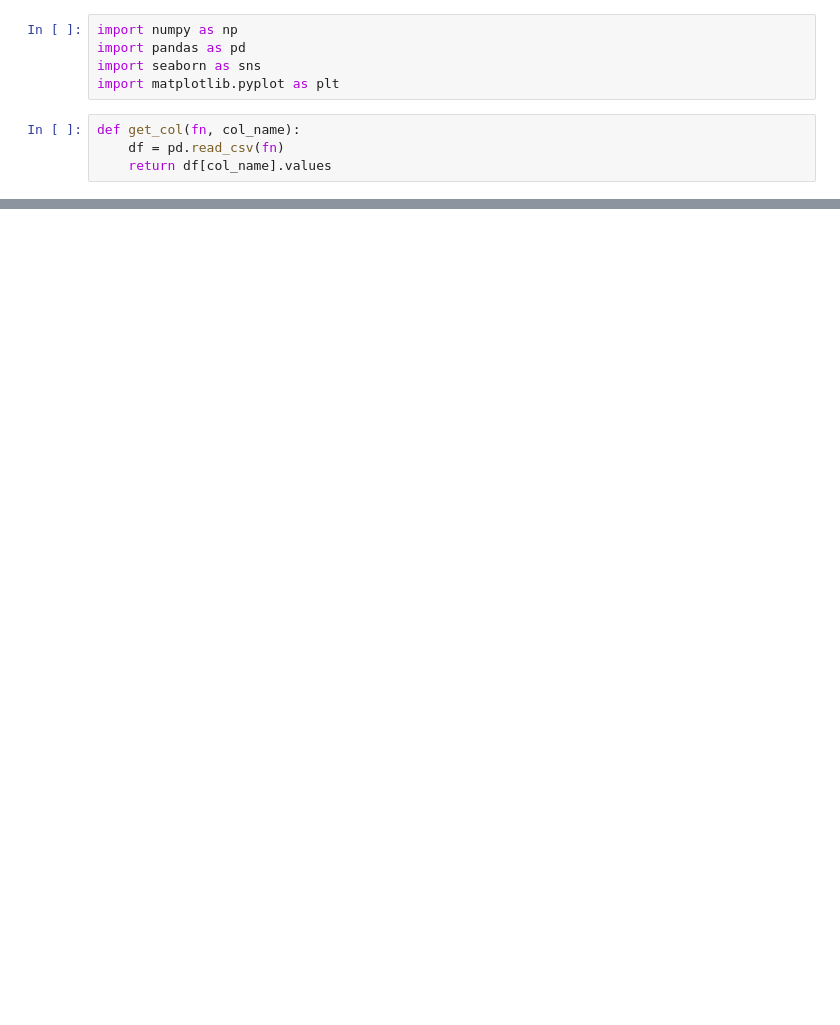
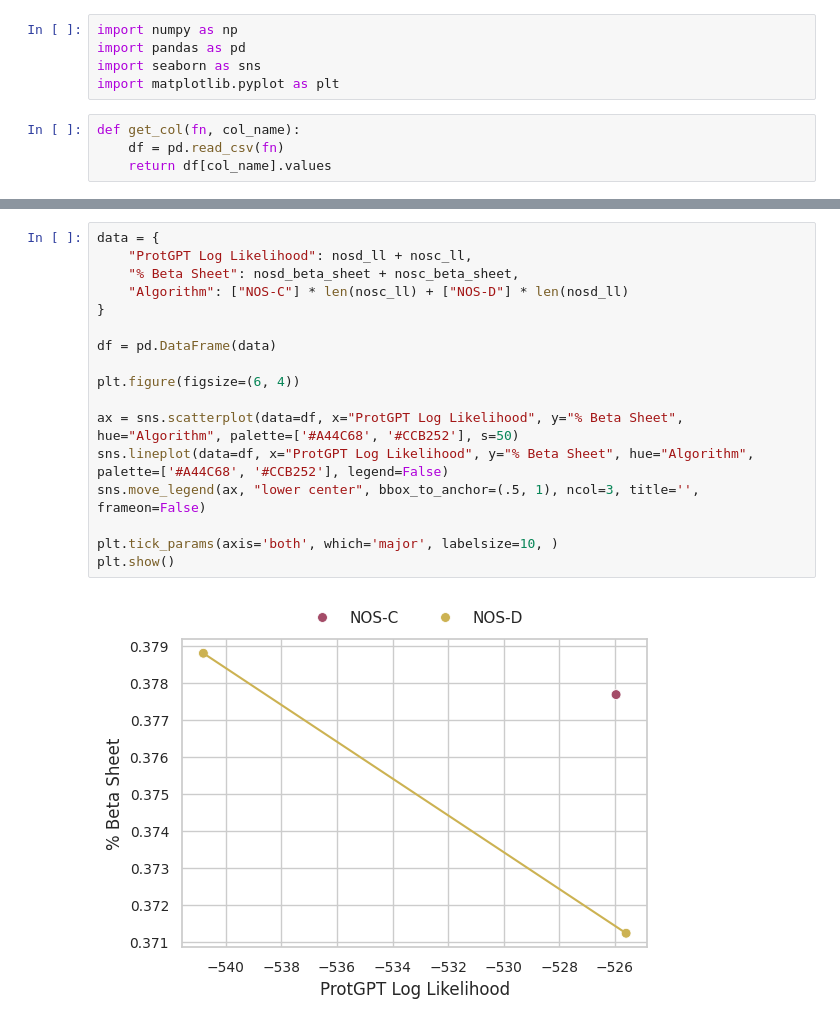
Before and after one commit to shainotshy1/BLISS_Experiments, a Jupyter notebook: NOS/analyze_data.ipynb, the cells around one changed output, grey strips where cells are left out. Drawn from its saved outputs; the diff is of its cells as text; blank space fills up the shorter version.

Commit message:
reworked to automatically collect data

```diff
--- a/NOS/analyze_data.ipynb
+++ b/NOS/analyze_data.ipynb
@@ -57,0 +86,19 @@ nosd_beta_sheet = get_col(nos_d_guid_fn, 'ss_perc_sheet')
+# %%
+data = {
+    "ProtGPT Log Likelihood": nosd_ll + nosc_ll,
+    "% Beta Sheet": nosd_beta_sheet + nosc_beta_sheet,
+    "Algorithm": ["NOS-C"] * len(nosc_ll) + ["NOS-D"] * len(nosd_ll)
+}
+
+df = pd.DataFrame(data)
+
+plt.figure(figsize=(6, 4))
+
+ax = sns.scatterplot(data=df, x="ProtGPT Log Likelihood", y="% Beta Sheet", hue="Algorithm", palette=['#A44C68', '#CCB252'], s=50)
+sns.lineplot(data=df, x="ProtGPT Log Likelihood", y="% Beta Sheet", hue="Algorithm", palette=['#A44C68', '#CCB252'], legend=False)
+sns.move_legend(ax, "lower center", bbox_to_anchor=(.5, 1), ncol=3, title='', frameon=False)
+
+plt.tick_params(axis='both', which='major', labelsize=10, )
+plt.show()
+# %% [output]
+[figure, added]
```
Also changed, not shown: parts of 3 cells of this notebook, 1 other file.
